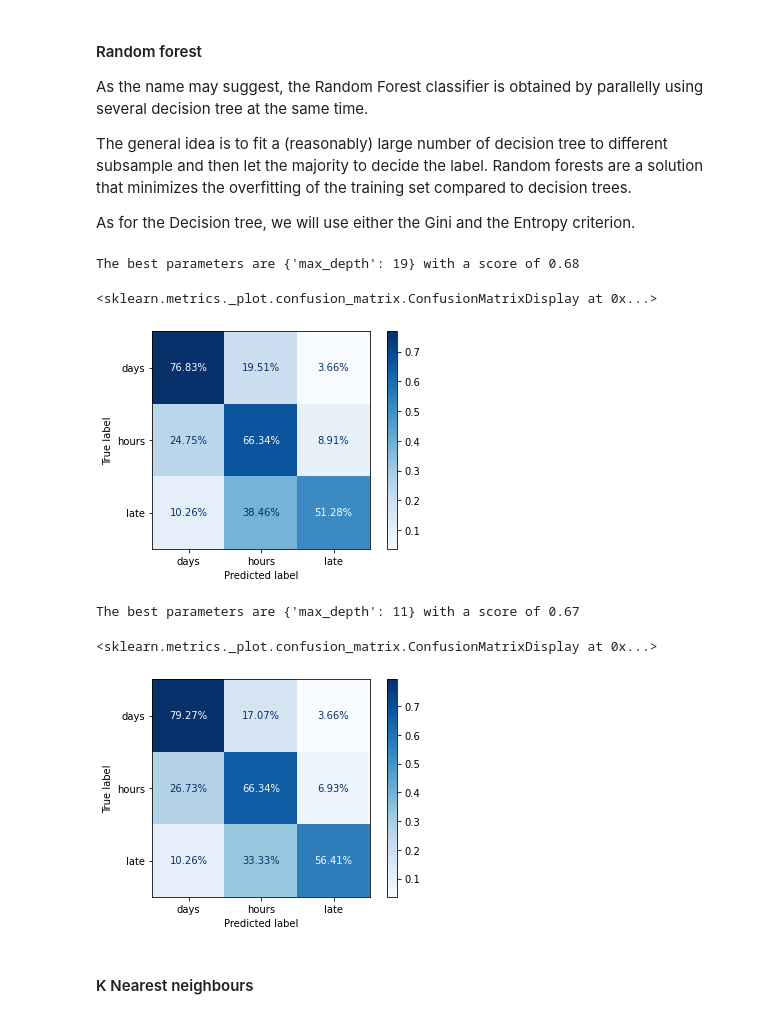
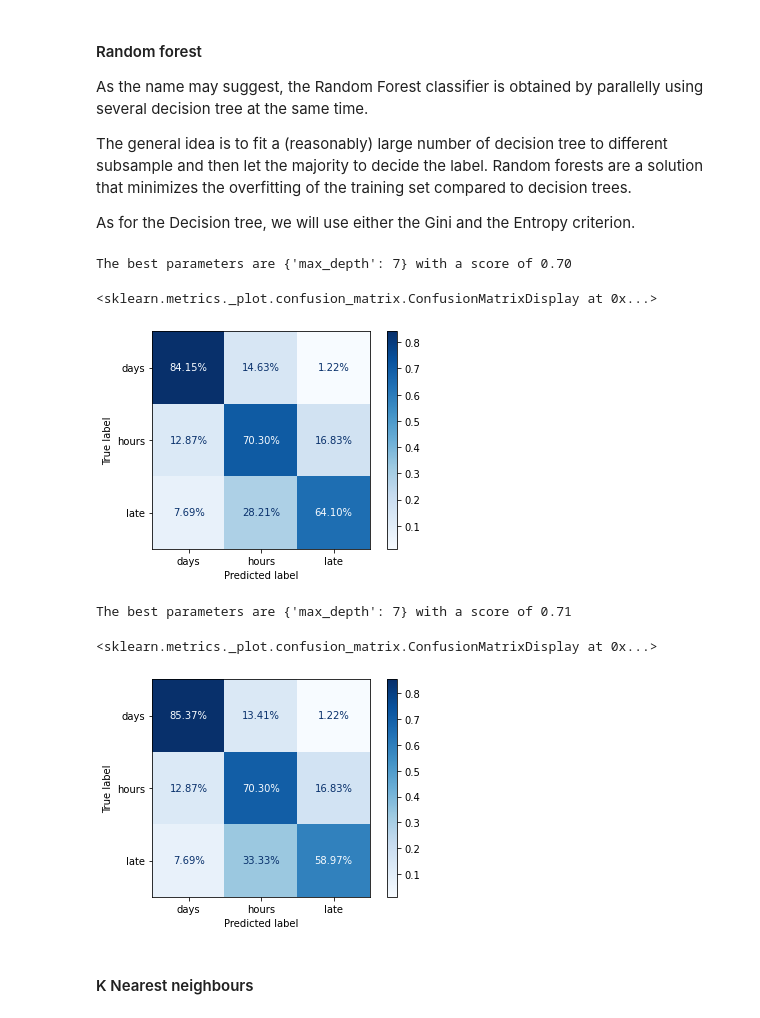
Before and after one commit to gianluigilopardo/Absenteeism_prediction, a Jupyter notebook: absenteeism_notebook.ipynb, the cells around one changed output. Drawn from its saved outputs; the diff is of its cells as text; code cells hidden in the pictures.

```diff
--- a/absenteeism_notebook.ipynb
+++ b/absenteeism_notebook.ipynb
@@ -577,0 +771,5 @@ y_int = ds['abs_hours']
+# %%
+n_used = 36
+X_pca = np.dot(X_pca_norm.values, X_pca.components_[:n_used,:].T)
+X_pca = pd.DataFrame(X_pca, columns=["PC%d" % (x + 1) for x in range(n_used)])
+X_pca.head()
@@ -622,18 +790,0 @@ However, I will using **Principal Component Analysis** in order to reduce dimens
-# %%
-X_pca = X.copy()
-
-# Adding the new columns
-X_pca = pd.concat([X_pca,pd.get_dummies(X_pca['reason_text'], prefix = 'reason')], axis=1)
-X_pca = pd.concat([X_pca,pd.get_dummies(X_pca['month_name'], prefix = 'month')], axis=1)
-X_pca = pd.concat([X_pca,pd.get_dummies(X_pca['day_name'], prefix = 'day')], axis=1)
-X_pca = pd.concat([X_pca,pd.get_dummies(X_pca['season_name'], prefix = 'season')], axis=1)
-X_pca = pd.concat([X_pca,pd.get_dummies(X_pca['education_detail'], prefix = 'education')], axis=1)
-
-# Removing the old nominal variables
-X_pca.drop(['reason_text'],axis=1, inplace=True)
-X_pca.drop(['month_name'],axis=1, inplace=True)
-X_pca.drop(['day_name'],axis=1, inplace=True)
-X_pca.drop(['season_name'],axis=1, inplace=True)
-X_pca.drop(['education_detail'],axis=1, inplace=True)
-
-X_pca.head(3)
@@ -685 +791,4 @@ X_pca.head()
+# %%
+X_train, X_test, y_train, y_test = train_test_split(X_pca, ylabel, test_size = 0.3, random_state = SEED, stratify = ylabel)
+Xbin_train, Xbin_test, ybin_train, ybin_test = train_test_split(X_pca, ybin, test_size = 0.3, random_state = SEED, stratify = ybin)
 # %% [markdown]
@@ -955,45 +1056,45 @@ As for the Decision tree, we will use either the Gini and the Entropy criterion.
 # Evaluating best parameters
 depth = np.arange(4, 20)
 parameters = {'max_depth': depth}
-clf = GridSearchCV(RandomForestClassifier(criterion = 'entropy', n_estimators = 100,
+clf = GridSearchCV(RandomForestClassifier(criterion = 'entropy', n_estimators = 200, random_state = SEED,
                                           ), parameters, scoring = 'f1_weighted')
 clf = clf.fit(X_val, y_val)
 opt_depth = clf.best_params_['max_depth']
 print("The best parameters are %s with a score of %0.2f" % (clf.best_params_, clf.best_score_))
 # %% [output]
-The best parameters are {'max_depth': 19} with a score of 0.68
+The best parameters are {'max_depth': 7} with a score of 0.70
 # %%
 # Random forest - Entropy criterion
-forest_Entropy = RandomForestClassifier(max_depth = opt_depth, criterion = 'entropy', n_estimators = 100, random_state = SEED)
+forest_Entropy = RandomForestClassifier(max_depth = opt_depth, criterion = 'entropy', n_estimators = 200, random_state = SEED)
 forest_Entropy = forest_Entropy.fit(X_train, y_train)
 forest_Entropy_pred = forest_Entropy.predict(X_test)
 
 #metrics
 forest_acc = accuracy_score(forest_Entropy_pred, y_test)
 forest_preci = precision_score(forest_Entropy_pred, y_test, average = 'weighted')
 forest_sensitivity = recall_score(forest_Entropy_pred, y_test, average = 'weighted')
 forest_f1 = f1_score(forest_Entropy_pred, y_test, average = 'weighted')
 
 classification_metrics.loc["Forest Entropy"] = [forest_acc,forest_preci,forest_sensitivity,forest_f1]
 plot_confusion_matrix(forest_Entropy, X_test, y_test, display_labels = levels,
                       cmap = plt.cm.Blues, values_format = '0.2%', normalize = 'true')
 # %% [output]
 <sklearn.metrics._plot.confusion_matrix.ConfusionMatrixDisplay at 0x...>
-[figure, old version]
+[figure, new version]
 # %%
 # Evaluating best parameters
 depth = np.arange(4, 20)
 parameters = {'max_depth': depth}
-clf = GridSearchCV(RandomForestClassifier(criterion = 'gini', n_estimators = 100,
+clf = GridSearchCV(RandomForestClassifier(criterion = 'gini', n_estimators = 200, random_state = SEED,
                                           ), parameters, scoring = 'f1_weighted')
 clf = clf.fit(X_val, y_val)
 opt_depth = clf.best_params_['max_depth']
 print("The best parameters are %s with a score of %0.2f" % (clf.best_params_, clf.best_score_))
 # %% [output]
-The best parameters are {'max_depth': 11} with a score of 0.67
+The best parameters are {'max_depth': 7} with a score of 0.71
 # %%
 # Random forest - Gini criterion
-forest_Gini = RandomForestClassifier(max_depth = opt_depth, criterion = 'gini', n_estimators = 100, random_state = SEED)
+forest_Gini = RandomForestClassifier(max_depth = opt_depth, criterion = 'gini', n_estimators = 200, random_state = SEED)
 forest_Gini = forest_Gini.fit(X_train, y_train)
 forest_Gini_pred = forest_Gini.predict(X_test)
 
@@ -1008,7 +1109,7 @@ plot_confusion_matrix(forest_Gini, X_test, y_test, display_labels = levels,
                       cmap = plt.cm.Blues, values_format = '0.2%', normalize = 'true')
 # %% [output]
 <sklearn.metrics._plot.confusion_matrix.ConfusionMatrixDisplay at 0x...>
-[figure, old version]
+[figure, new version]
 # %% [markdown]
 #### <a class="anchor" id="fifth_4">K Nearest neighbours</a>
 # %% [markdown]
```
Also changed, not shown: parts of 88 cells of this notebook.
